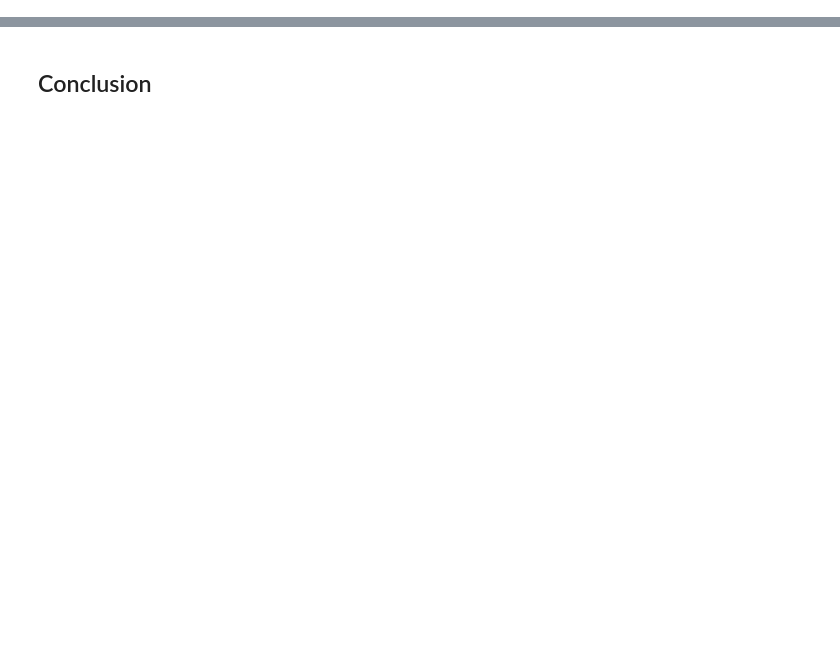
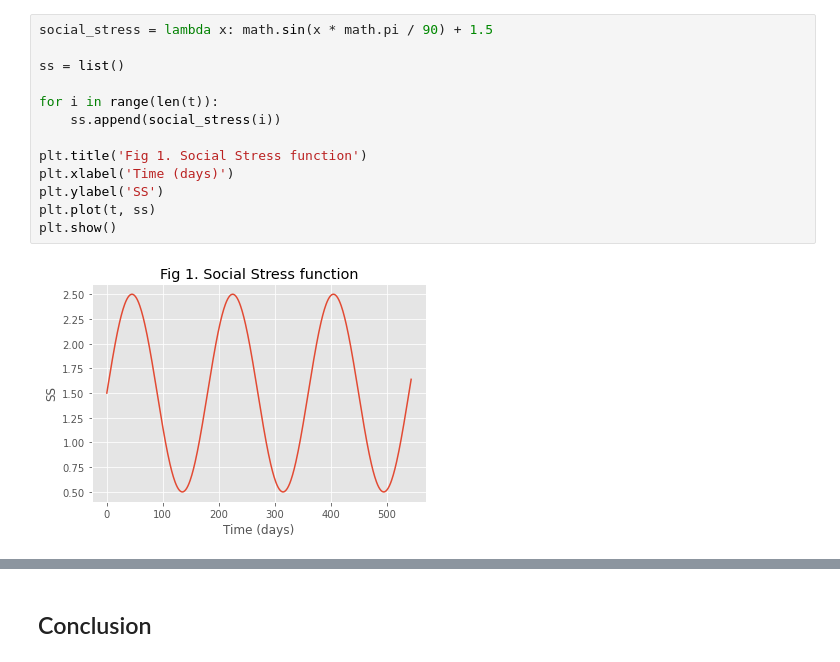
Before and after one commit to mulirow/projeto-metodos, a Jupyter notebook: p4/p4.ipynb, the cells around one changed output, grey strips where cells are left out. Drawn from its saved outputs; the diff is of its cells as text; blank space fills up the shorter version.

```diff
--- a/p4/p4.ipynb
+++ b/p4/p4.ipynb
@@ -85,3 +134,18 @@ t = np.linspace(0, 364 + 180, 365 + 180)
+# %%
+social_stress = lambda x: math.sin(x * math.pi / 90) + 1.5
+
+ss = list()
+
+for i in range(len(t)):
+    ss.append(social_stress(i))
+
+plt.title('Fig 1. Social Stress function')
+plt.xlabel('Time (days)')
+plt.ylabel('SS')
+plt.plot(t, ss)
+plt.show()
+# %% [output]
+[figure, added]
 # %%
 from scipy.interpolate import UnivariateSpline
 
```
Also changed, not shown: parts of 23 cells of this notebook.
